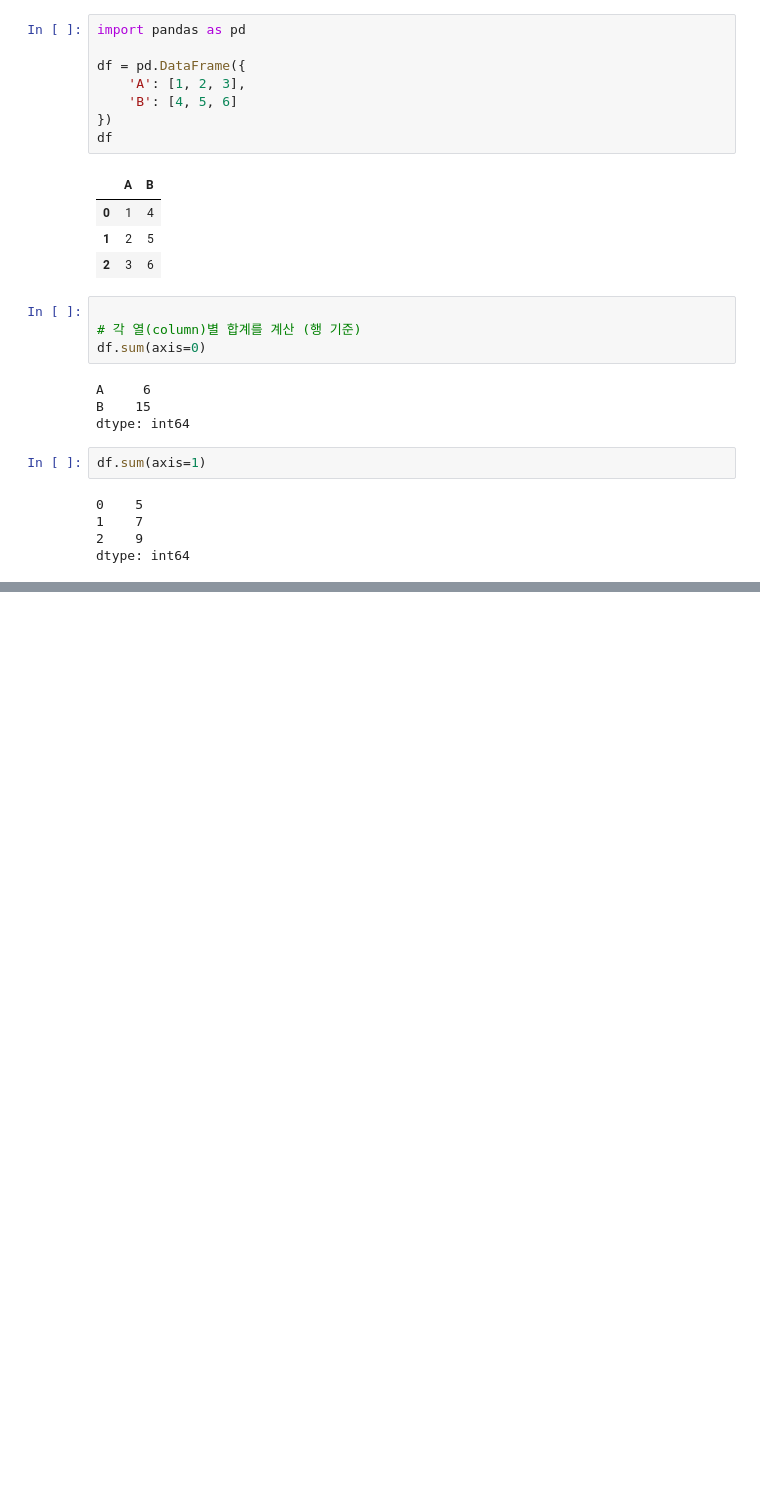
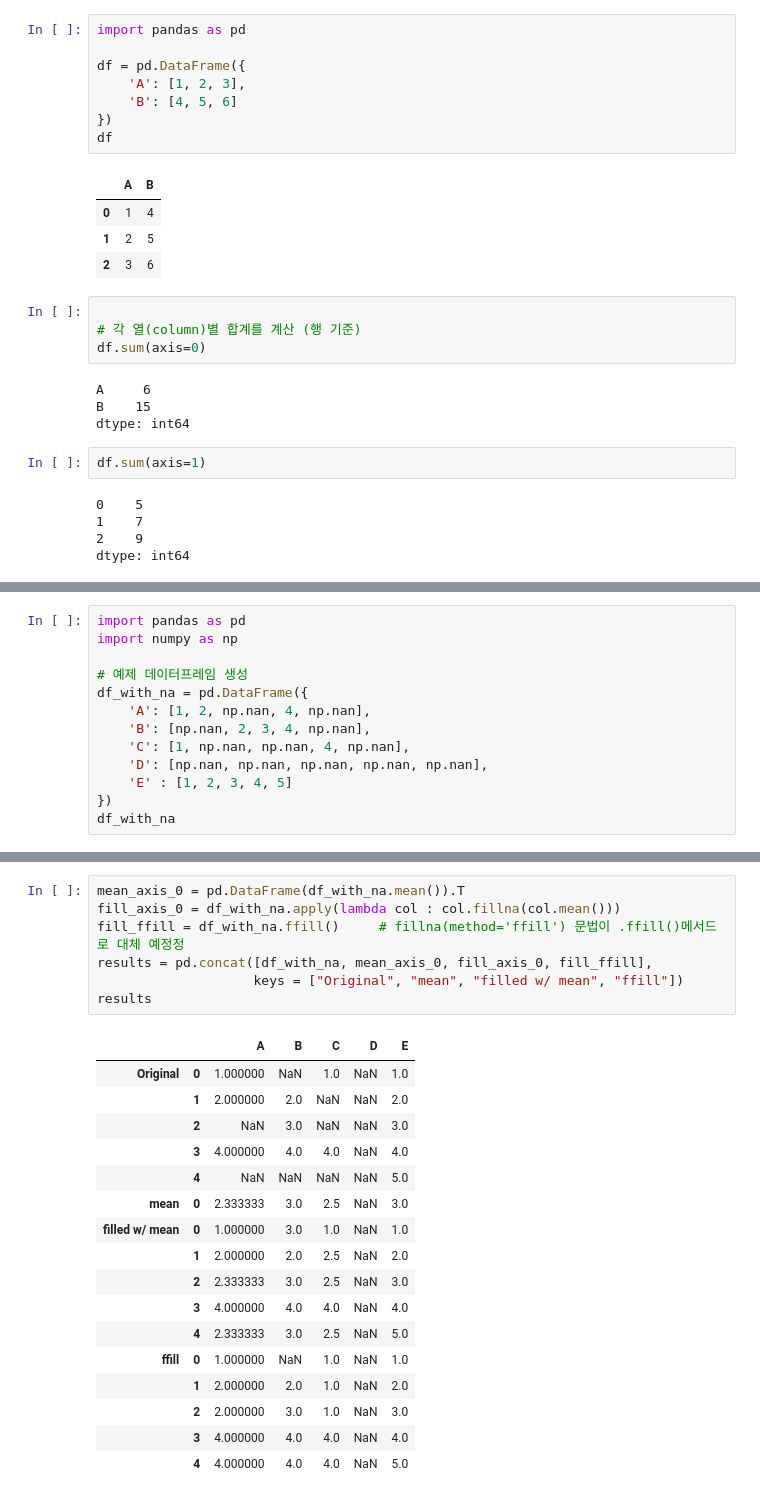
Before and after one commit to SeongYeun/Bootcamp_Study, a Jupyter notebook: energy_1/201_ practice_code.ipynb, the cells around one changed output, grey strips where cells are left out. Cells and saved outputs as stored; diff of their text form; blank space fills up the shorter version.

```diff
--- a/energy_1/201_ practice_code.ipynb
+++ b/energy_1/201_ practice_code.ipynb
@@ -28,0 +591,13 @@ dtype: int64
+# %%
+import pandas as pd
+import numpy as np
+
+# 예제 데이터프레임 생성
+df_with_na = pd.DataFrame({
+    'A': [1, 2, np.nan, 4, np.nan],
+    'B': [np.nan, 2, 3, 4, np.nan],
+    'C': [1, np.nan, np.nan, 4, np.nan],
+    'D': [np.nan, np.nan, np.nan, np.nan, np.nan],
+    'E' : [1, 2, 3, 4, 5]
+})
+df_with_na
@@ -28,0 +657,25 @@ dtype: int64
+# %%
+mean_axis_0 = pd.DataFrame(df_with_na.mean()).T
+fill_axis_0 = df_with_na.apply(lambda col : col.fillna(col.mean()))
+fill_ffill = df_with_na.ffill()     # fillna(method='ffill') 문법이 .ffill()메서드로 대체 예정정
+results = pd.concat([df_with_na, mean_axis_0, fill_axis_0, fill_ffill],
+                    keys = ["Original", "mean", "filled w/ mean", "ffill"])
+results
+# %% [output]
+|  |  | A | B | C | D | E |
+| Original | 0 | 1.000000 | NaN | 1.0 | NaN | 1.0 |
+|  | 1 | 2.000000 | 2.0 | NaN | NaN | 2.0 |
+|  | 2 | NaN | 3.0 | NaN | NaN | 3.0 |
+|  | 3 | 4.000000 | 4.0 | 4.0 | NaN | 4.0 |
+|  | 4 | NaN | NaN | NaN | NaN | 5.0 |
+| mean | 0 | 2.333333 | 3.0 | 2.5 | NaN | 3.0 |
+| filled w/ mean | 0 | 1.000000 | 3.0 | 1.0 | NaN | 1.0 |
+|  | 1 | 2.000000 | 2.0 | 2.5 | NaN | 2.0 |
+|  | 2 | 2.333333 | 3.0 | 2.5 | NaN | 3.0 |
+|  | 3 | 4.000000 | 4.0 | 4.0 | NaN | 4.0 |
+|  | 4 | 2.333333 | 3.0 | 2.5 | NaN | 5.0 |
+| ffill | 0 | 1.000000 | NaN | 1.0 | NaN | 1.0 |
+|  | 1 | 2.000000 | 2.0 | 1.0 | NaN | 2.0 |
+|  | 2 | 2.000000 | 3.0 | 1.0 | NaN | 3.0 |
+|  | 3 | 4.000000 | 4.0 | 4.0 | NaN | 4.0 |
+|  | 4 | 4.000000 | 4.0 | 4.0 | NaN | 5.0 |
```
Also changed, not shown: parts of 67 cells of this notebook, 2 other files.
